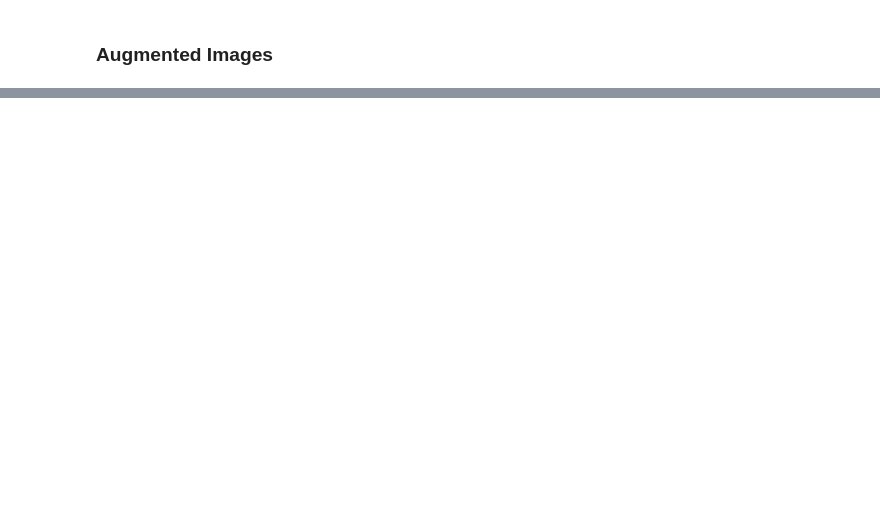
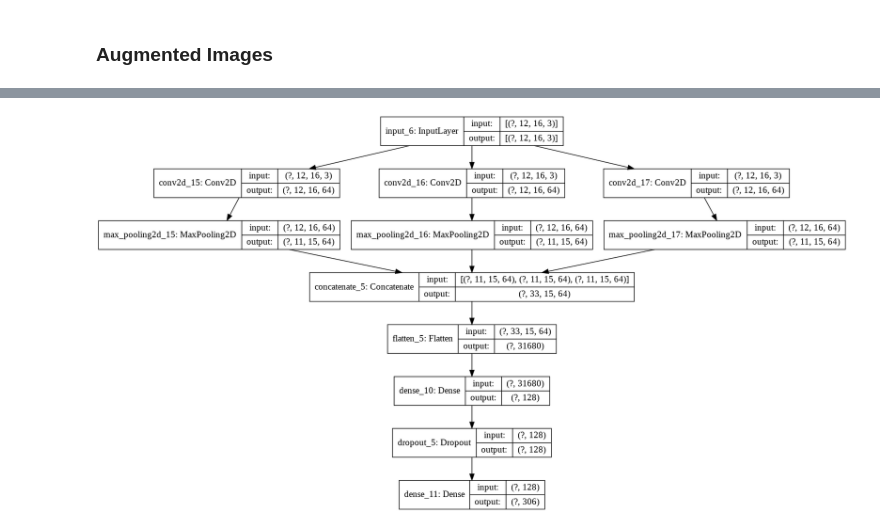
Before and after one commit to TivsLThree/FlagCNN, a Jupyter notebook: CNN/FlagCNN.ipynb, the cells around one changed output, grey strips where cells are left out. Cells and saved outputs as stored; diff of their text form; code cells hidden in the pictures; blank space fills up the shorter version.

```diff
--- a/CNN/FlagCNN.ipynb
+++ b/CNN/FlagCNN.ipynb
@@ -87,0 +203,33 @@ cnn.compile(loss="categorical_crossentropy", optimizer='adam', metrics = ['accur
+# %%
+import keras.layers as layers
+import keras
+
+def create_covnet():
+  x = layers.Input(shape = (12, 16,3))
+  branch1 = layers.Conv2D(filters = 64, kernel_size=(7,7), padding = 'same', activation='relu')(x)
+  branch1 = layers.MaxPool2D(pool_size=(2,2), strides = 1)(branch1);
+
+  branch2 = layers.Conv2D(filters = 64, kernel_size=(5,5), padding = 'same', activation='relu')(x)
+  branch2 = layers.MaxPool2D(pool_size=(2,2), strides = 1)(branch2);
+
+  branch3 = layers.Conv2D(filters = 64, kernel_size=(3,3), padding = 'same', activation='relu')(x)
+  branch3 = layers.MaxPool2D(pool_size=(2,2), strides = 1)(branch3);
+
+  merged = layers.concatenate([branch1, branch2, branch3], axis=1);
+  merged = layers.Flatten()(merged)
+
+  out = layers.Dense(128, activation='relu')(merged);
+  out = layers.Dropout(0.2)(out);
+  out = layers.Dense(len(keys.values()), activation="softmax")(out);
+  model = keras.Model(x, out);
+
+  return model;
+cnn = create_covnet();
+
+cnn.compile(loss="categorical_crossentropy", optimizer='adam', metrics = ['accuracy'])
+#cnn.summary()
+keras.utils.plot_model(cnn, show_shapes=True, show_layer_names=True, to_file='model.png');
+from IPython.display import Image
+Image(retina=True, filename='model.png')
+# %% [output]
+[figure, added]
```
Also changed, not shown: parts of 16 cells of this notebook.
